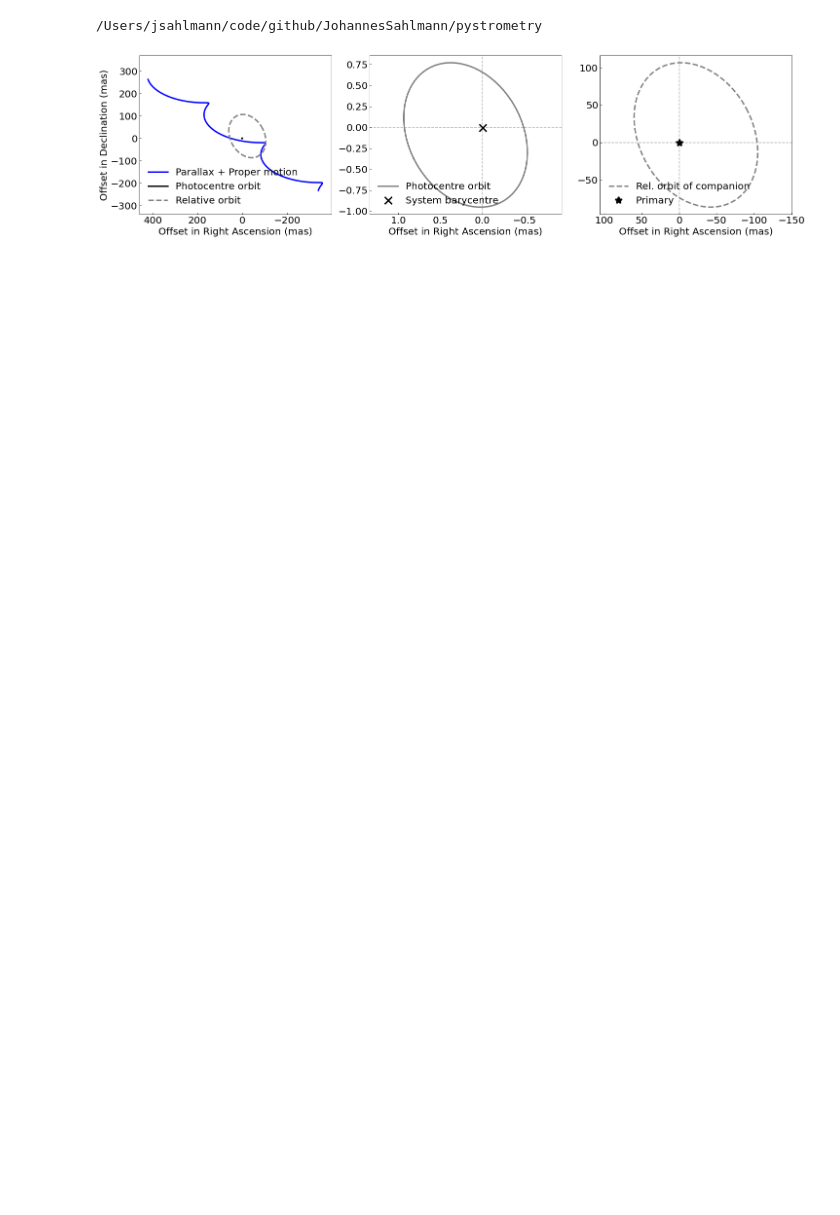
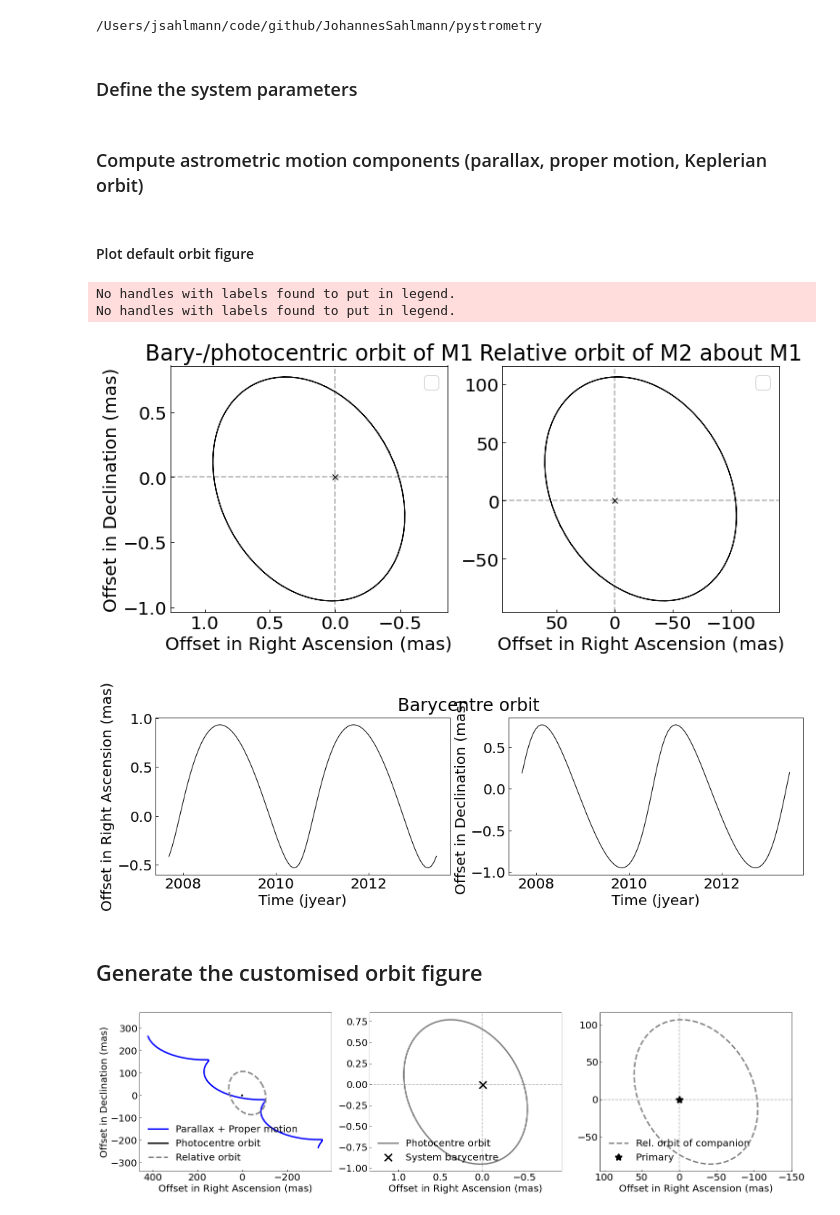
Before and after one commit to Johannes-Sahlmann/pystrometry, a Jupyter notebook: notebooks/2_exoplanet_example_orbit.ipynb, the cells around one changed output. Cells and saved outputs as stored; diff of their text form; code cells hidden in the pictures; blank space fills up the shorter version.

Commit message:
add figure

```diff
--- a/notebooks/2_exoplanet_example_orbit.ipynb
+++ b/notebooks/2_exoplanet_example_orbit.ipynb
@@ -49,0 +43,2 @@ from collections import OrderedDict
+# %% [markdown]
+### Define the system parameters
@@ -49,0 +60,2 @@ from collections import OrderedDict
+# %% [markdown]
+### Compute astrometric motion components (parallax, proper motion, Keplerian orbit)
@@ -50 +84,12 @@ from collections import OrderedDict
+# %% [markdown]
+#### Plot default orbit figure
+# %%
+orb.plot_orbits()
+# %% [output]
+No handles with labels found to put in legend.
+No handles with labels found to put in legend.
+[figure, added]
+[figure, added]
+# %% [markdown]
+## Generate the customised orbit figure
 # %%
```
Also changed, not shown: parts of 17 cells of this notebook, 3 other files.
